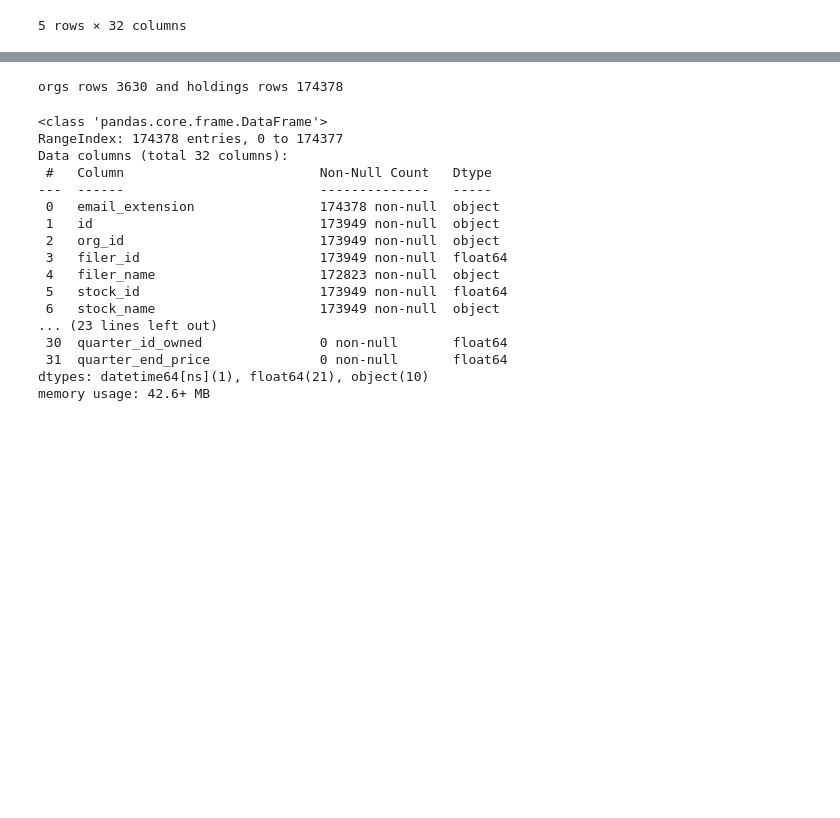
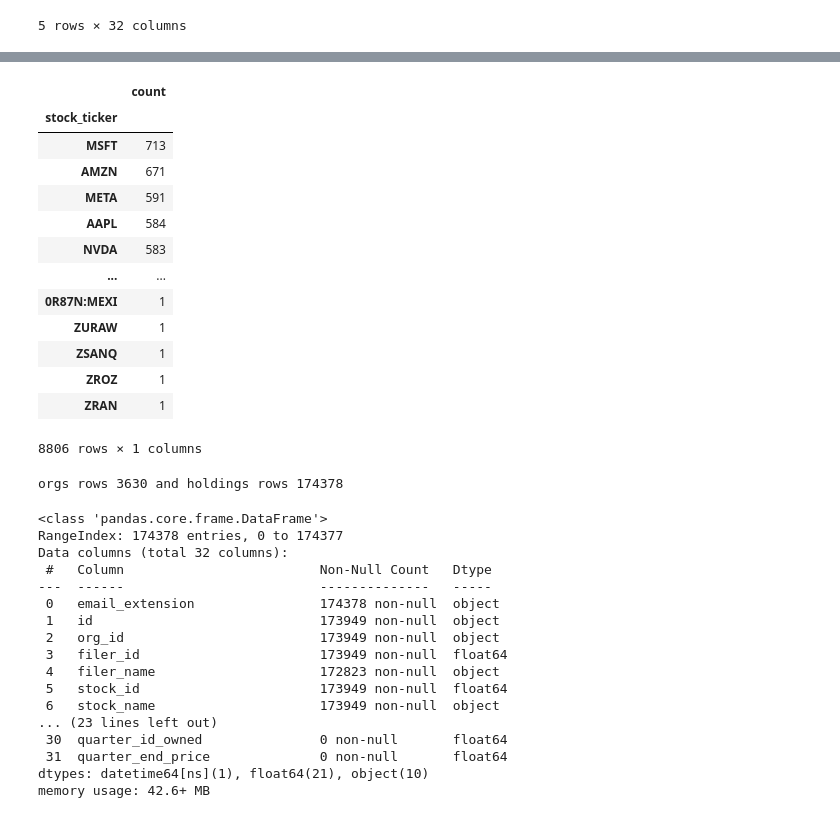
Before and after one commit to gcalbertini/axl, a Jupyter notebook: guilherme/notebooks/eda.ipynb, the cells around one changed output, grey strips where cells are left out. Saved outputs shown, nothing was run; the diff lists cells and outputs as text; code cells hidden in the pictures; blank space fills up the shorter version.

```diff
--- a/guilherme/notebooks/eda.ipynb
+++ b/guilherme/notebooks/eda.ipynb
@@ -56,3 +72,20 @@ Holdings Data:
+# %%
+pd.DataFrame(df_holdings[['stock_ticker']].value_counts())
+# %% [output]
+|  | count |
+| stock_ticker |  |
+| MSFT | 713 |
+| AMZN | 671 |
+| META | 591 |
+| AAPL | 584 |
+| NVDA | 583 |
+| ... | ... |
+| 0R87N:MEXI | 1 |
+| ZURAW | 1 |
+| ZSANQ | 1 |
+| ZROZ | 1 |
+| ZRAN | 1 |
+8806 rows × 1 columns
 # %%
 print(f"orgs rows {len(df_orgs)} and holdings rows {len(df_holdings)}")
 # %% [output]
```
Also changed, not shown: parts of 2 cells of this notebook, 6 other files.
